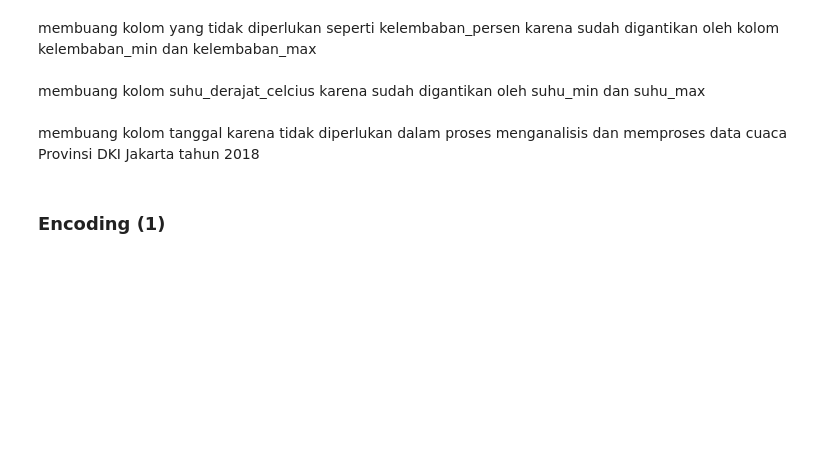
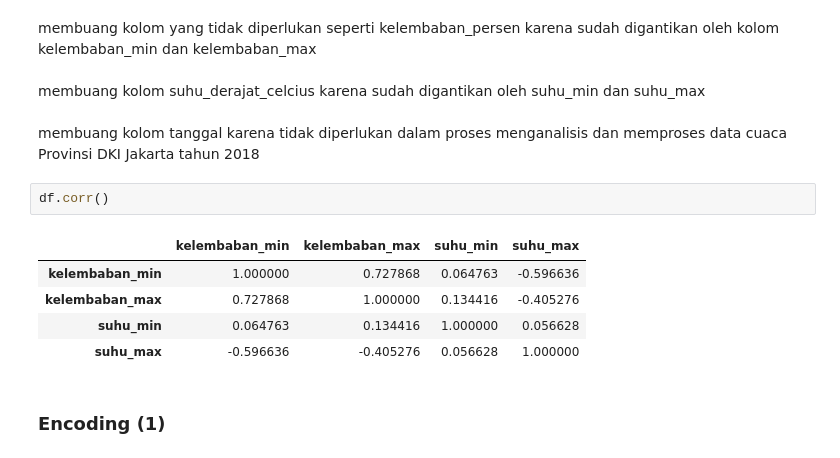
Before and after one commit to FransiscoReadyPermana/Weather-Prediction, a Jupyter notebook: Jakarta/Final.ipynb, the cells around one changed output. Cells and saved outputs as stored; diff of their text form; blank space fills up the shorter version.

```diff
--- a/Jakarta/Final.ipynb
+++ b/Jakarta/Final.ipynb
@@ -378,6 +385,14 @@ df.drop(columns=["kelembaban_persen", "suhu_derajat_celcius", "tanggal"], inplac
 membuang kolom yang tidak diperlukan seperti kelembaban_persen karena sudah digantikan oleh kolom kelembaban_min dan kelembaban_max<br><br>
 membuang kolom suhu_derajat_celcius karena sudah digantikan oleh suhu_min dan suhu_max<br><br>
 membuang kolom tanggal karena tidak diperlukan dalam proses menganalisis dan memproses data cuaca Provinsi DKI Jakarta tahun 2018
+# %%
+df.corr()
+# %% [output]
+|  | kelembaban_min | kelembaban_max | suhu_min | suhu_max |
+| kelembaban_min | 1.000000 | 0.727868 | 0.064763 | -0.596636 |
+| kelembaban_max | 0.727868 | 1.000000 | 0.134416 | -0.405276 |
+| suhu_min | 0.064763 | 0.134416 | 1.000000 | 0.056628 |
+| suhu_max | -0.596636 | -0.405276 | 0.056628 | 1.000000 |
 # %% [markdown]
 ### Encoding (1)
 # %% [markdown]
```
Also changed, not shown: parts of 12 cells of this notebook, 1 other file.
